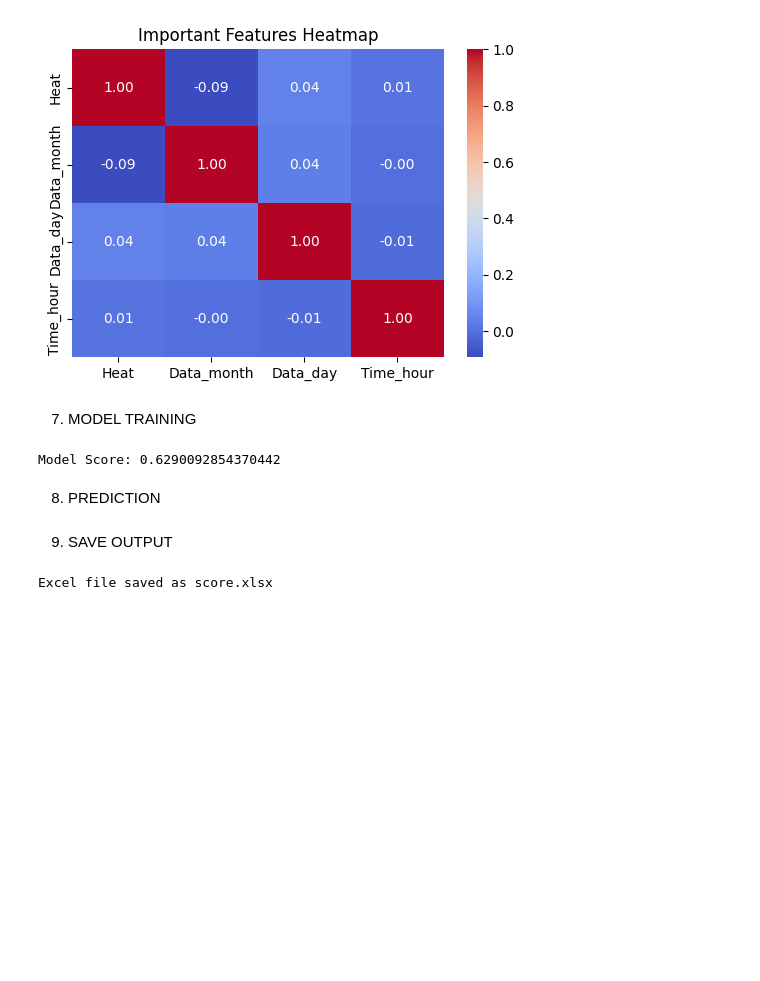
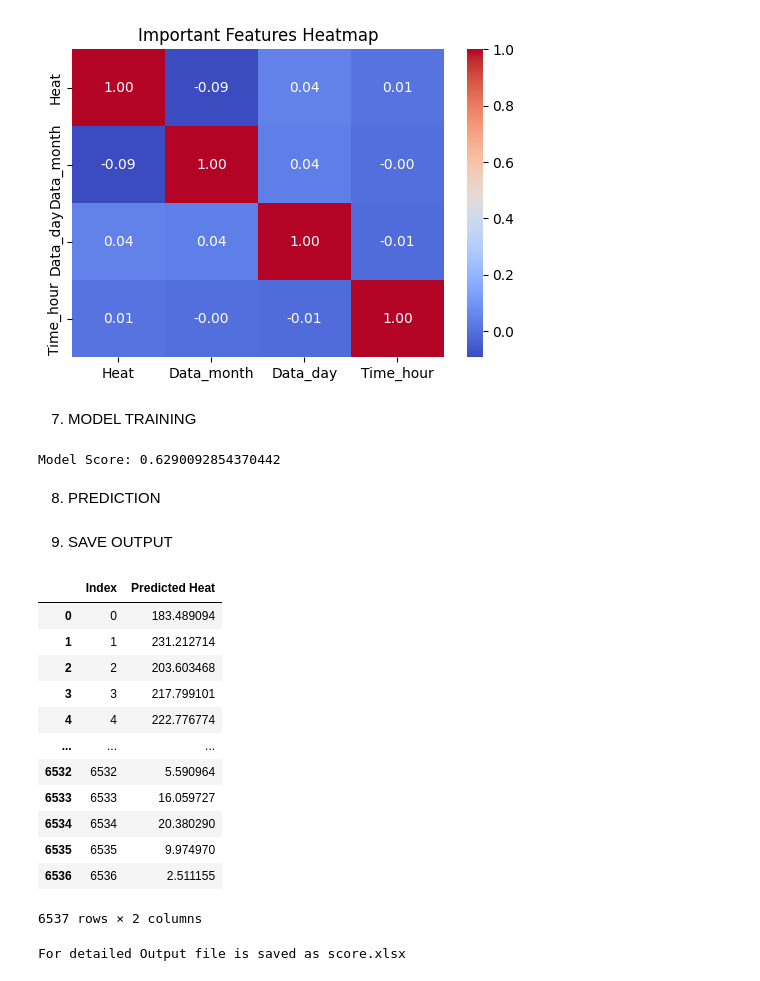
Before and after one commit to Anveeee1/Weather-prediction-model, a Jupyter notebook: Weather_heat_prediction_model1.ipynb, the cells around one changed output. Drawn from its saved outputs; the diff is of its cells as text; code cells hidden in the pictures; blank space fills up the shorter version.

```diff
--- a/Weather_heat_prediction_model1.ipynb
+++ b/Weather_heat_prediction_model1.ipynb
@@ -149,6 +149,34 @@ Heat = prediction_final.flatten()
 idx = list(range(len(Heat)))
 # %% [markdown]
 9. SAVE OUTPUT
+# %%
+
+
+# Create a proper table
+df = pd.DataFrame({
+    "Index": idx,
+    "Predicted Heat": Heat
+})
+
+# Show clean output in notebook
+display(df)
+
+# Save clean Excel file (optional)
+df.to_excel("score.xlsx", index=False)
+# %% [output]
+|  | Index | Predicted Heat |
+| 0 | 0 | 183.489094 |
+| 1 | 1 | 231.212714 |
+| 2 | 2 | 203.603468 |
+| 3 | 3 | 217.799101 |
+| 4 | 4 | 222.776774 |
+| ... | ... | ... |
+| 6532 | 6532 | 5.590964 |
+| 6533 | 6533 | 16.059727 |
+| 6534 | 6534 | 20.380290 |
+| 6535 | 6535 | 9.974970 |
+| 6536 | 6536 | 2.511155 |
+6537 rows × 2 columns
 # %%
 import xlsxwriter
 
@@ -164,6 +192,6 @@ for i in range(len(Heat)):
 
 workbook.close()
 
-print("Excel file saved as score.xlsx")
+print("For detailed Output file is saved as score.xlsx")
 # %% [output]
-Excel file saved as score.xlsx
+For detailed Output file is saved as score.xlsx
```
Also changed, not shown: 1 other file.
